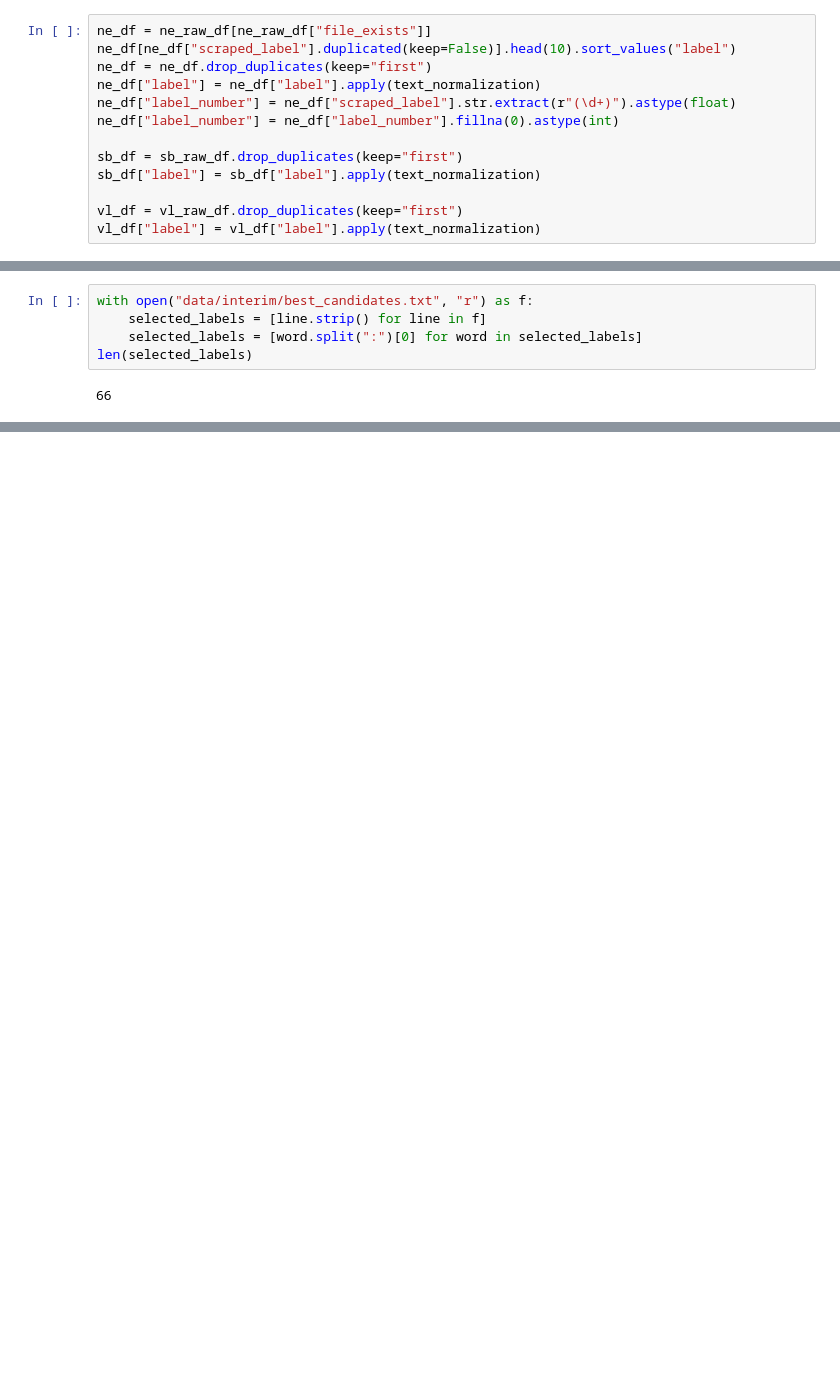
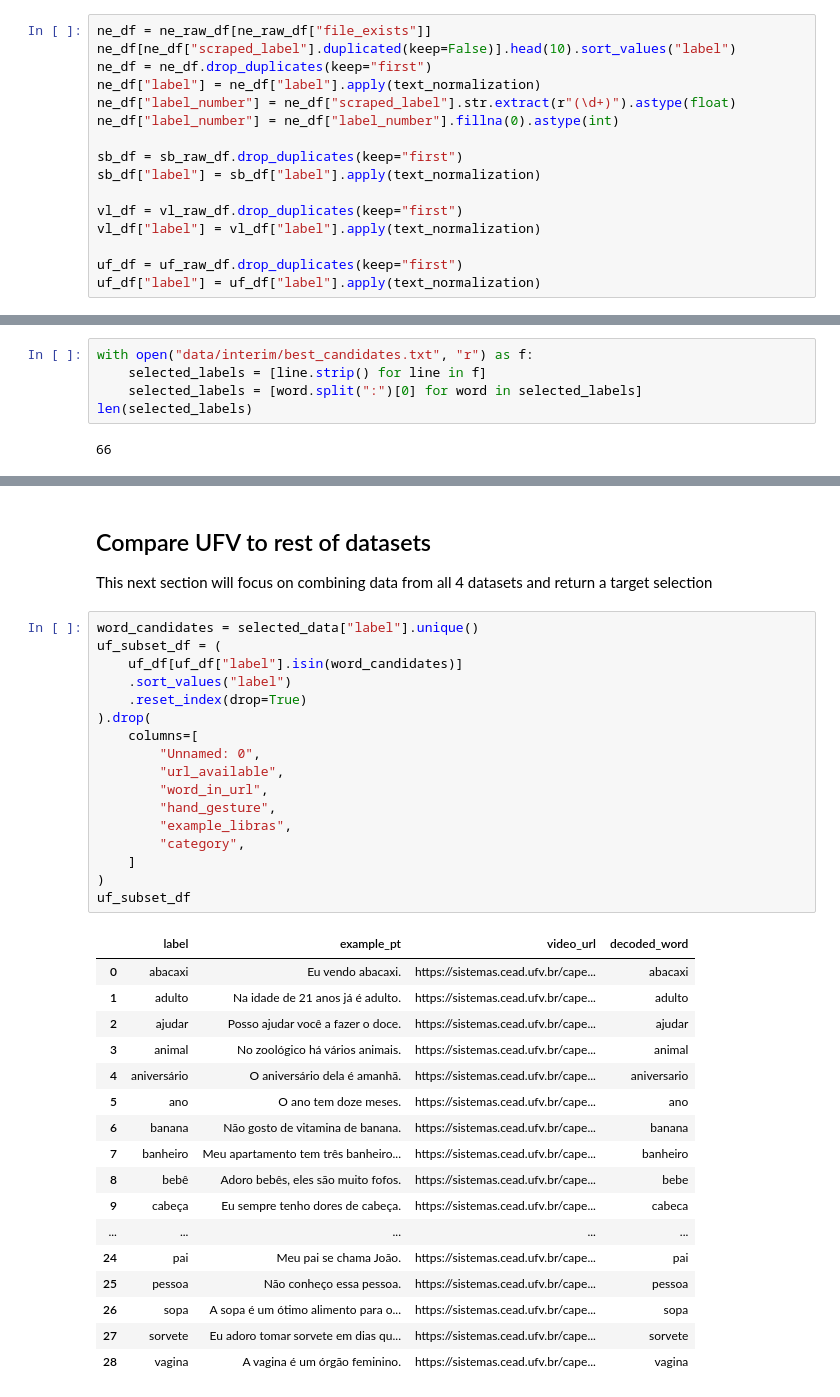
Before and after one commit to patrickf949/SaoPauloBrazilChapter_BrazilianSignLanguage, a Jupyter notebook: notebooks/vocabulary-building.ipynb, the cells around one changed output, grey strips where cells are left out. Cells and saved outputs as stored; diff of their text form; blank space fills up the shorter version.

Commit message:
Process and compare UFV data
Use a widget to compare videos and select the best fitting

```diff
--- a/notebooks/vocabulary-building.ipynb
+++ b/notebooks/vocabulary-building.ipynb
@@ -108,3 +106,6 @@ sb_df["label"] = sb_df["label"].apply(text_normalization)
 
 vl_df = vl_raw_df.drop_duplicates(keep="first")
 vl_df["label"] = vl_df["label"].apply(text_normalization)
+
+uf_df = uf_raw_df.drop_duplicates(keep="first")
+uf_df["label"] = uf_df["label"].apply(text_normalization)
@@ -201,0 +213,39 @@ print(selected_data.shape)
+# %% [markdown]
+## Compare UFV to rest of datasets
+
+This next section will focus on combining data from all 4 datasets and return a target selection
+# %%
+word_candidates = selected_data["label"].unique()
+uf_subset_df = (
+    uf_df[uf_df["label"].isin(word_candidates)]
+    .sort_values("label")
+    .reset_index(drop=True)
+).drop(
+    columns=[
+        "Unnamed: 0",
+        "url_available",
+        "word_in_url",
+        "hand_gesture",
+        "example_libras",
+        "category",
+    ]
+)
+uf_subset_df
+# %% [output]
+|  | label | example_pt | video_url | decoded_word |
+| 0 | abacaxi | Eu vendo abacaxi. | https://sistemas.cead.ufv.br/cape... | abacaxi |
+| 1 | adulto | Na idade de 21 anos já é adulto. | https://sistemas.cead.ufv.br/cape... | adulto |
+| 2 | ajudar | Posso ajudar você a fazer o doce. | https://sistemas.cead.ufv.br/cape... | ajudar |
+| 3 | animal | No zoológico há vários animais. | https://sistemas.cead.ufv.br/cape... | animal |
+| 4 | aniversário | O aniversário dela é amanhã. | https://sistemas.cead.ufv.br/cape... | aniversario |
+| 5 | ano | O ano tem doze meses. | https://sistemas.cead.ufv.br/cape... | ano |
+| 6 | banana | Não gosto de vitamina de banana. | https://sistemas.cead.ufv.br/cape... | banana |
+| 7 | banheiro | Meu apartamento tem três banheiro... | https://sistemas.cead.ufv.br/cape... | banheiro |
+| 8 | bebê | Adoro bebês, eles são muito fofos. | https://sistemas.cead.ufv.br/cape... | bebe |
+| 9 | cabeça | Eu sempre tenho dores de cabeça. | https://sistemas.cead.ufv.br/cape... | cabeca |
+| ... | ... | ... | ... | ... |
+| 24 | pai | Meu pai se chama João. | https://sistemas.cead.ufv.br/cape... | pai |
+| 25 | pessoa | Não conheço essa pessoa. | https://sistemas.cead.ufv.br/cape... | pessoa |
+| 26 | sopa | A sopa é um ótimo alimento para o... | https://sistemas.cead.ufv.br/cape... | sopa |
+| 27 | sorvete | Eu adoro tomar sorvete em dias qu... | https://sistemas.cead.ufv.br/cape... | sorvete |
+| 28 | vagina | A vagina é um órgão feminino. | https://sistemas.cead.ufv.br/cape... | vagina |
```
Also changed, not shown: parts of 13 cells of this notebook.
